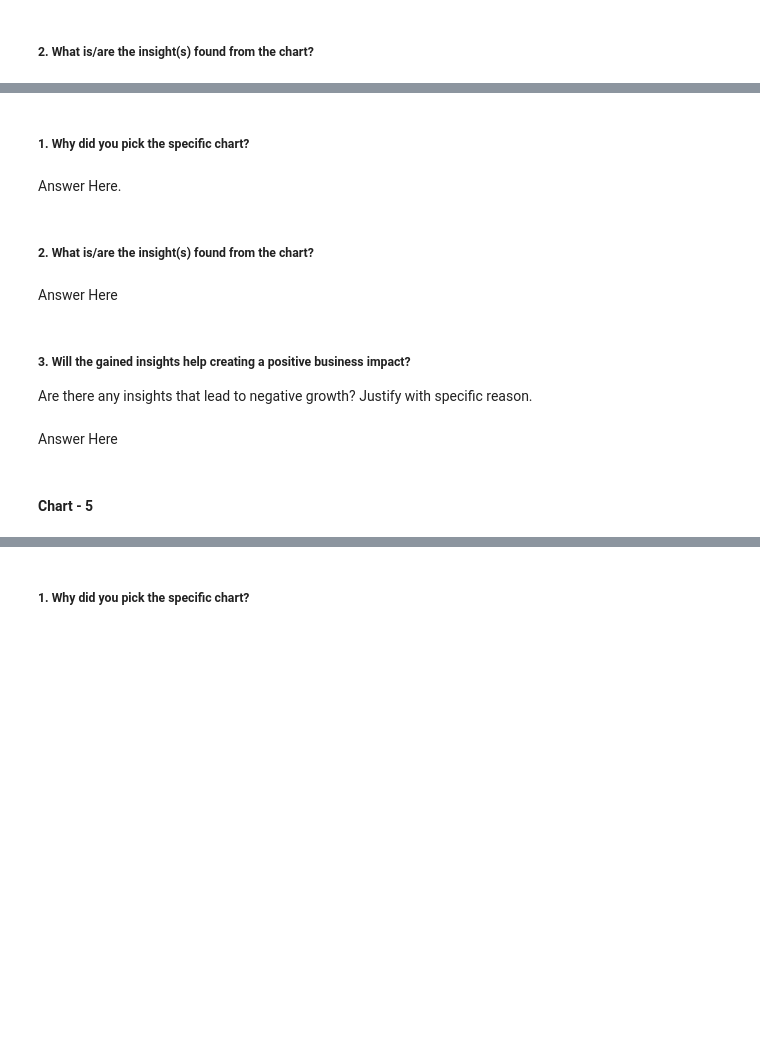
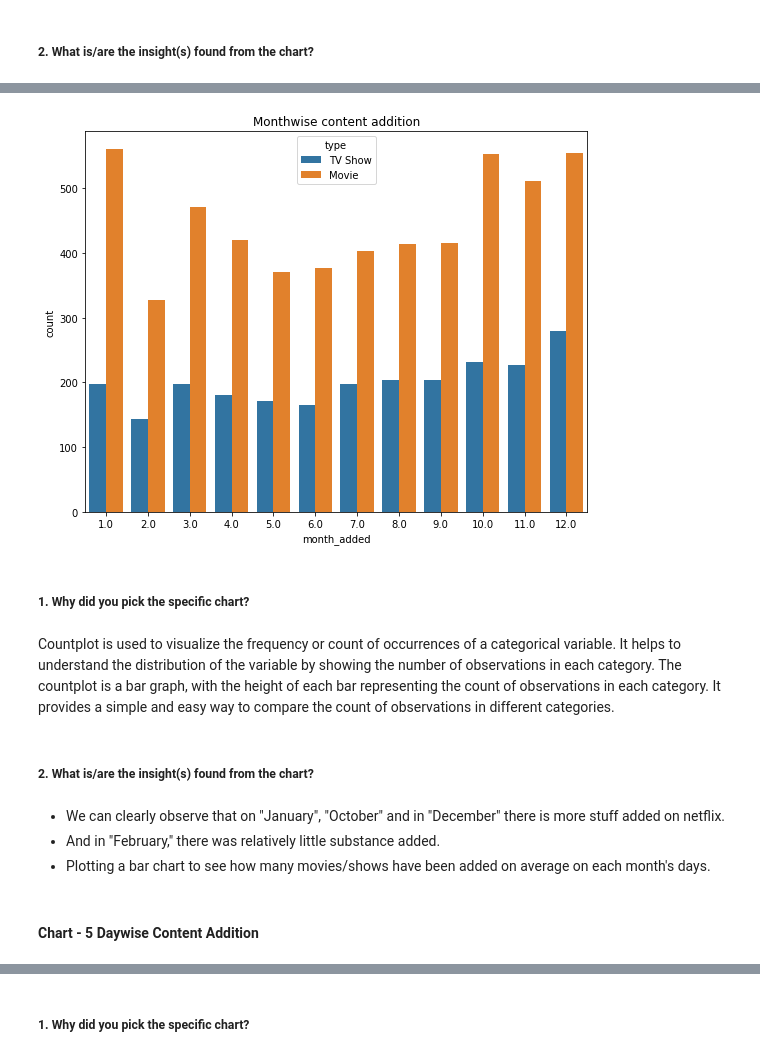
Before and after one commit to shivashukla02/Netflix-Movies-and-TV-Show-Clustering-Unsupervised, a Jupyter notebook: Netflix_Movies_and_TV_Show_Clustering_unsupervised.ipynb, the cells around one changed output, grey strips where cells are left out. Saved outputs shown, nothing was run; the diff lists cells and outputs as text; code cells hidden in the pictures; blank space fills up the shorter version.

```diff
--- a/Netflix_Movies_and_TV_Show_Clustering_unsupervised.ipynb
+++ b/Netflix_Movies_and_TV_Show_Clustering_unsupervised.ipynb
@@ -389,15 +439,21 @@ Answer Here
+# %%
+# Chart - 4 visualization code
+#Plotting a countplot for getting better insights from monthwise content addition
+plt.figure(figsize=(9,7))
+sns.countplot(x='month_added',hue='type',data=df_netflix)
+plt.title("Monthwise content addition")
+plt.show()
+# %% [output]
+[figure, added]
 # %% [markdown]
 ##### 1. Why did you pick the specific chart?
-# %% [markdown]
-Answer Here.
+# %% [markdown]
+Countplot is used to visualize the frequency or count of occurrences of a categorical variable. It helps to understand the distribution of the variable by showing the number of observations in each category. The countplot is a bar graph, with the height of each bar representing the count of observations in each category. It provides a simple and easy way to compare the count of observations in different categories.
 # %% [markdown]
 ##### 2. What is/are the insight(s) found from the chart?
-# %% [markdown]
-Answer Here
-# %% [markdown]
-##### 3. Will the gained insights help creating a positive business impact?
-Are there any insights that lead to negative growth? Justify with specific reason.
-# %% [markdown]
-Answer Here
+# %% [markdown]
+* We can clearly observe that on "January", "October" and in "December" there   is more stuff added on netflix.
+* And in "February," there was relatively little substance added.
+* Plotting a bar chart to see how many movies/shows have been added on average  on each month's days.
 # %% [markdown]
-#### Chart - 5
+#### Chart - 5 Daywise Content Addition
```
Also changed, not shown: parts of 39 cells of this notebook.
